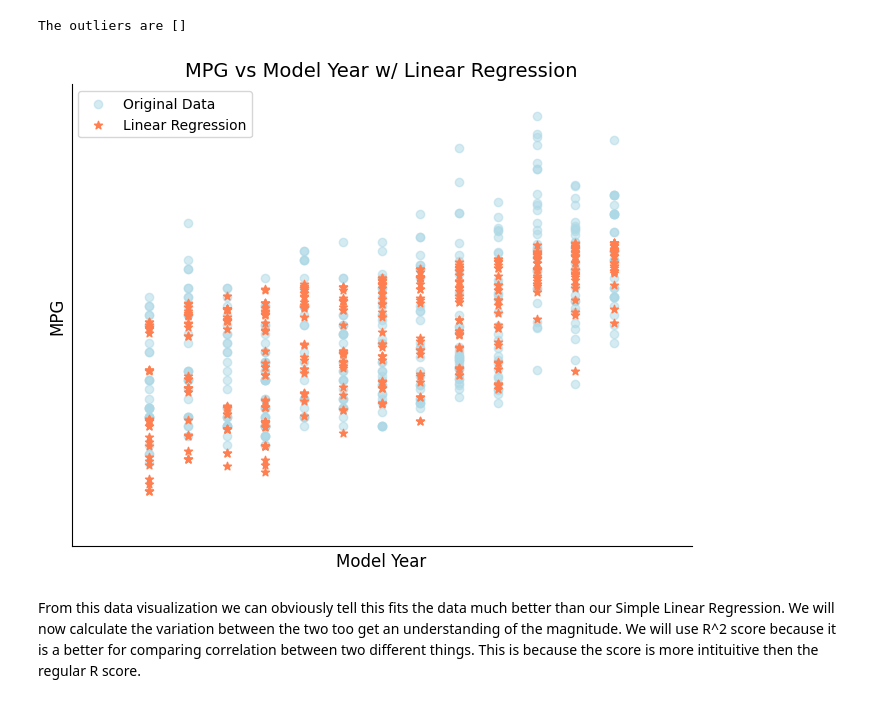
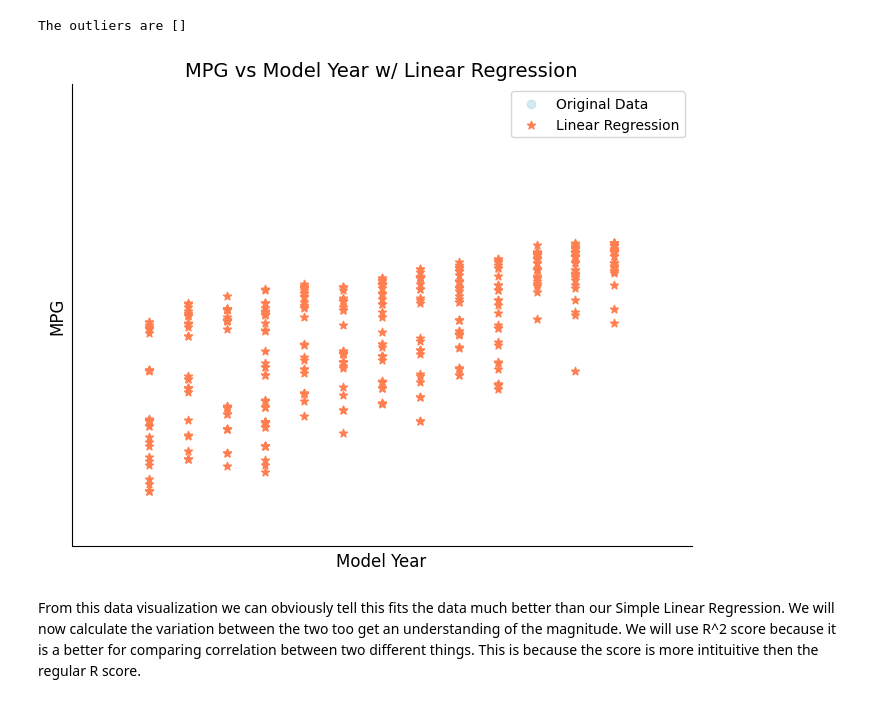
Before and after one commit to adenletchworth/Auto-MPG-Data-Analysis, a Jupyter notebook: dataAnalysis.ipynb, the cells around one changed output. Cells and saved outputs as stored; diff of their text form; code cells hidden in the pictures.

Commit message:
Added Gif to show Predicted Scatterplot

```diff
--- a/dataAnalysis.ipynb
+++ b/dataAnalysis.ipynb
@@ -297,36 +297,58 @@ The outliers are []
 multiple_x = df[['Model Year', 'Displacement']].values # creating an x intercept with Model Year and Weight
 
 multiLM = LinearRegression() # Creating LinearRegression instance
 
 multiLM.fit(multiple_x,y) # Fitting our x and y
 
 multiPred_y = multiLM.predict(multiple_x) # getting our prediction array
 
 fig = plt.figure(1,figsize=(8,6)) #changes the physical size of the plot
 
 plt.xticks([]) #Removes number labels
 plt.yticks([])
 
 plt.gca().spines['top'].set_visible(False) # Removes spines
 plt.gca().spines['right'].set_visible(False)
 
 plt.xlim(68,84) # Scales our graph
 plt.ylim(0,50)
 
 plt.xlabel('Model Year',fontsize=12) # Gives our axes a label
 plt.ylabel('MPG',fontsize=12)
 
 plt.title('MPG vs Model Year w/ Linear Regression',fontsize=14) # gives a plot title
 
-plt.scatter(x, y, c='lightblue', alpha=.5, label='Original Data') # plot original data
-plt.scatter(fitted_X,multiPred_y,c='coral', alpha=1.0, label='Linear Regression',marker='*') # plot linear regression line
+scatter = plt.scatter([], [], c='lightblue', alpha=.5, label='Original Data') # plot original data
+linReg = plt.scatter([],[],c='coral', alpha=1.0, label='Linear Regression',marker='*') # plot linear regression line
+
+x_list = x.tolist()
+y_list = y.tolist()
+z_list = []
+
+writer= PillowWriter(fps=500)
+
+with writer.saving(fig,'Model_Year_vs_MPG_MultiLinReg.gif',100):
+    for i in x:
+        x_list.pop()
+        y_list.pop()
+
+        scatter.set_offsets(np.column_stack((x_list,y_list)))
+        writer.grab_frame()
+
+    for i in range(len(x)):
+        x_list.append(x[i])
+        y_list.append(multiPred_y[i])
+
+        linReg.set_offsets(np.column_stack((x_list,y_list)))
+        writer.grab_frame()
+
 
 plt.legend() # add legend
 plt.grid() # add grid
 
 plt.show()
 # %% [output]
-[figure, old version]
+[figure, new version]
 # %% [markdown]
 From this data visualization we can obviously tell this fits the data much better than our Simple Linear Regression. We will now calculate the variation between the two too get an understanding of the magnitude. We will use R^2 score because it is a better for comparing correlation between two different things. This is because the score is more intituitive then the regular R score.
 # %%
```
Also changed, not shown: parts of 2 cells of this notebook, 1 other file.
